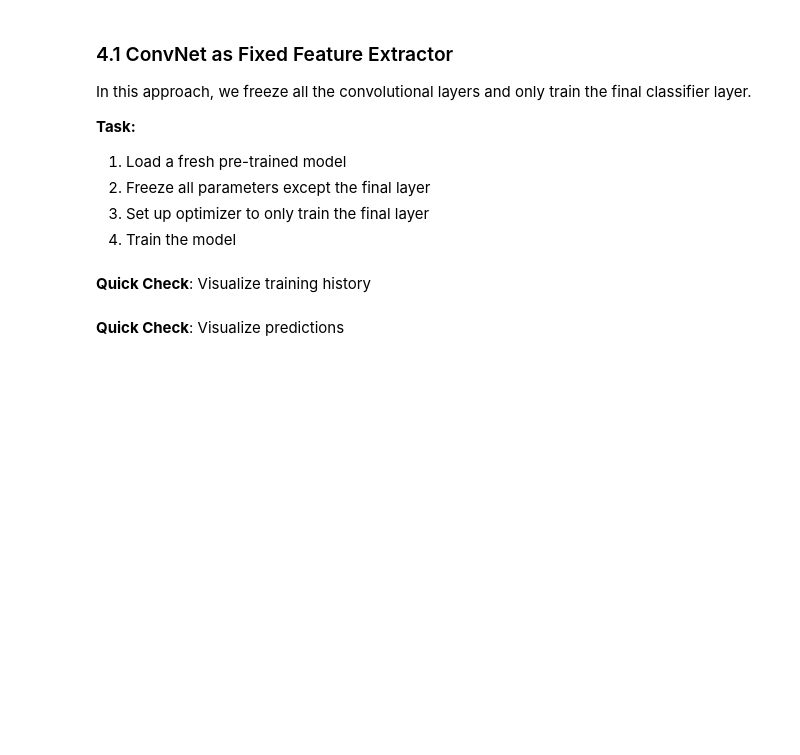
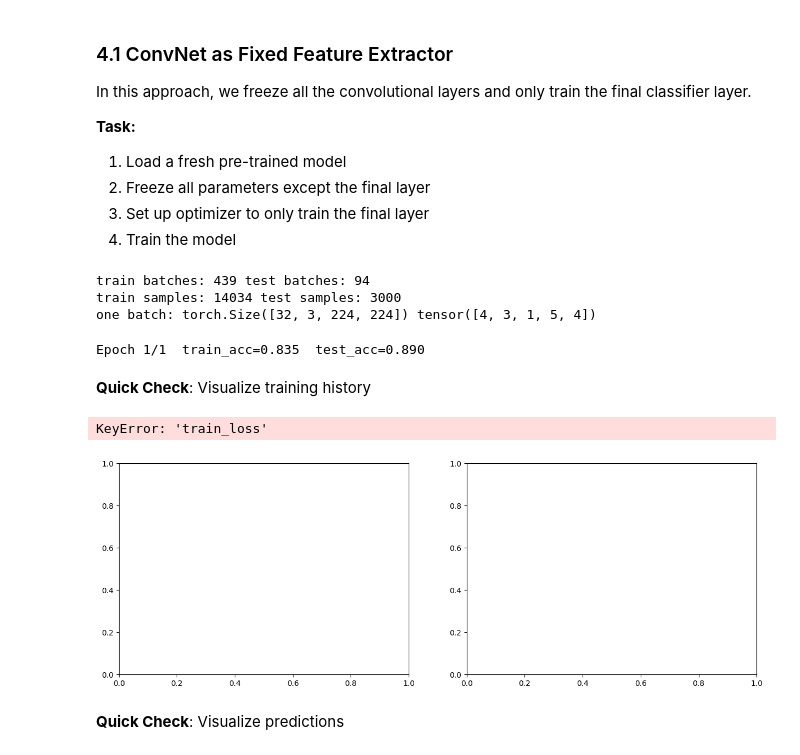
Before and after one commit to Ref4al/BWeek1, a Jupyter notebook: WeeklyProject_(1).ipynb, the cells around one changed output. Cells and saved outputs as stored; diff of their text form; code cells hidden in the pictures; blank space fills up the shorter version.

Commit message:
ConvNet

```diff
--- a/WeeklyProject_(1).ipynb
+++ b/WeeklyProject_(1).ipynb
@@ -303,8 +314,3 @@ def train_model(model, train_loader, test_loader, loss_fn, opt, device, epochs=3
-# %%
-loss_fn = torch.nn.CrossEntropyLoss()
-opt = torch.optim.Adam(model.parameters(), lr=1e-3)
-
-train_model(model, train_loader, test_loader, loss_fn, opt, device, epochs=3)
 # %% [markdown]
 <a name='4-1'></a>
 ### 4.1 ConvNet as Fixed Feature Extractor
@@ -327,0 +326,10 @@ In this approach, we freeze all the convolutional layers and only train the fina
+# %%
+# YOUR CODE HERE
+from torchvision import models
+import torch.nn as nn
+
+num_classes = len(train_dataset.classes)
+
+model_conv = models.resnet18(weights=models.ResNet18_Weights.DEFAULT)
+model_conv.fc = nn.Linear(model_conv.fc.in_features, num_classes)
+model_conv = model_conv.to(device)
@@ -328,8 +343,35 @@ In this approach, we freeze all the convolutional layers and only train the fina
+# %%
+# YOUR CODE HERE
+import torch
+
+loss_fn = nn.CrossEntropyLoss()
+opt = torch.optim.Adam(model_conv.fc.parameters(), lr=1e-3)
+# %%
+print("train batches:", len(train_loader), "test batches:", len(test_loader))
+print("train samples:", len(train_loader.dataset), "test samples:", len(test_loader.dataset))
+
+x, y = next(iter(train_loader))
+print("one batch:", x.shape, y[:5])
+# %% [output]
+train batches: 439 test batches: 94
+train samples: 14034 test samples: 3000
+one batch: torch.Size([32, 3, 224, 224]) tensor([4, 3, 1, 5, 4])
+# %%
+# YOUR CODE HERE
+history_conv = train_model(model_conv, train_loader, test_loader, loss_fn, opt, device, epochs=1)
+# %% [output]
+Epoch 1/1  train_acc=0.835  test_acc=0.890
 # %% [markdown]
 **Quick Check**: Visualize training history
 # %%
 # helper_utils.visualize_training_history(history_conv)
 # plt.show()
+import helper_utils
+helper_utils.visualize_training_history(history_conv)
+plt.show()
+# %% [output]
+KeyError: 'train_loss'
+[figure, added]
 # %% [markdown]
 **Quick Check**: Visualize predictions
 # %%
```
Also changed, not shown: parts of 11 cells of this notebook.
